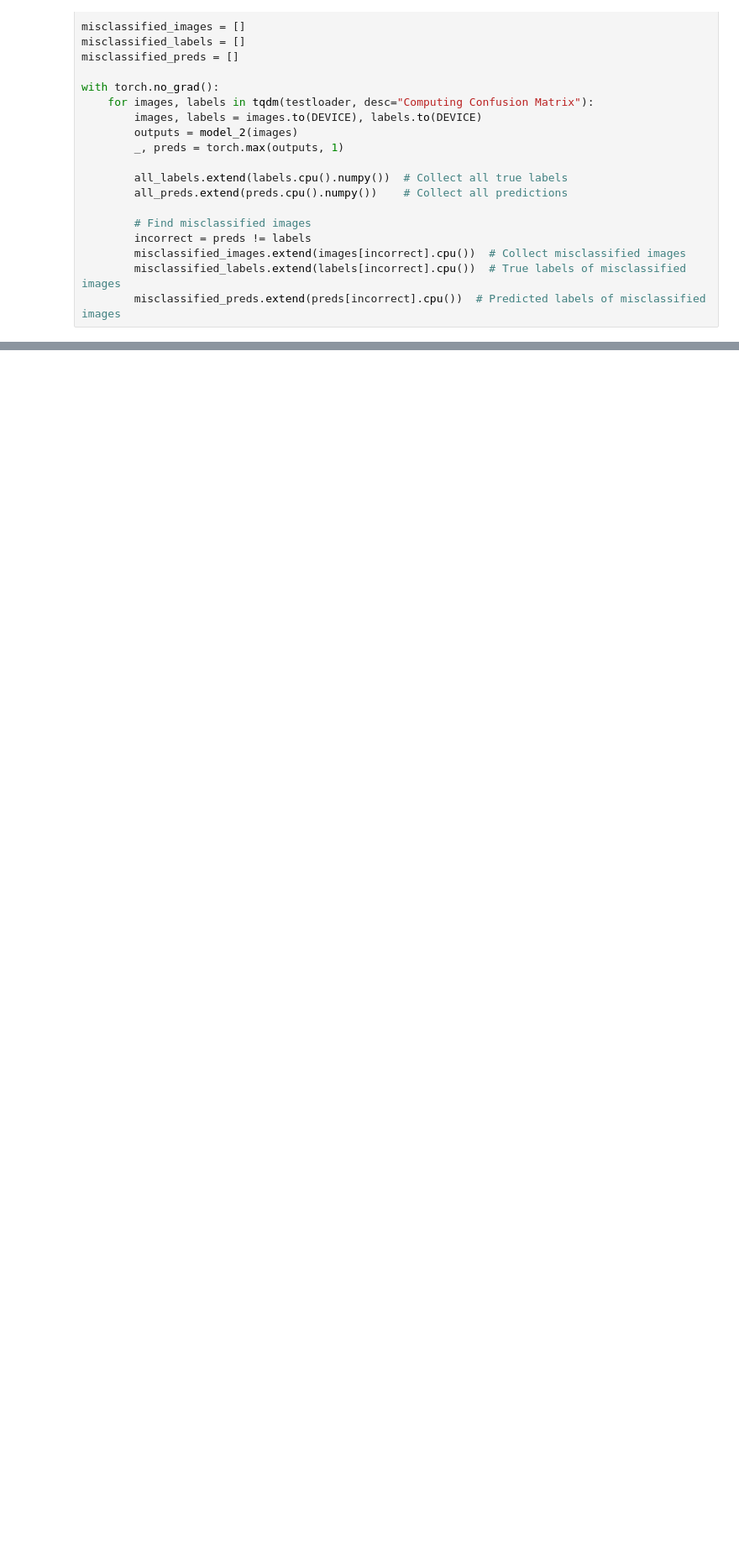
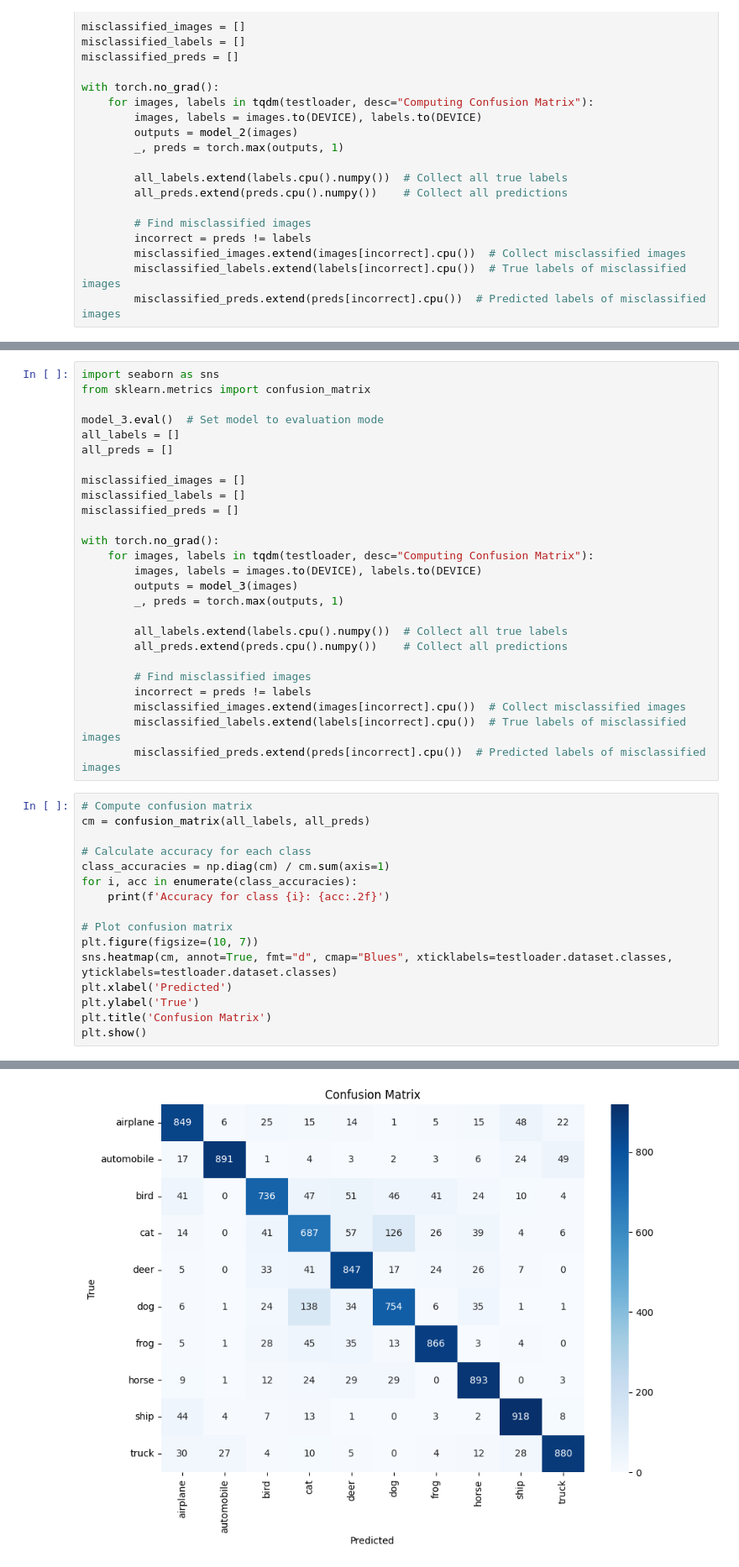
Before and after one commit to theoVasilas/Diplomatic_incident, a Jupyter notebook: Centralized_cifar10.ipynb, the cells around one changed output, grey strips where cells are left out. Shown at 84% size. Cells and saved outputs as stored; diff of their text form; blank space fills up the shorter version.

Commit message:
3 models comparison

```diff
--- a/Centralized_cifar10.ipynb
+++ b/Centralized_cifar10.ipynb
@@ -548,0 +771,43 @@ for i in range(num_images):
+# %%
+import seaborn as sns
+from sklearn.metrics import confusion_matrix
+
+model_3.eval()  # Set model to evaluation mode
+all_labels = []
+all_preds = []
+
+misclassified_images = []
+misclassified_labels = []
+misclassified_preds = []
+
+with torch.no_grad():
+    for images, labels in tqdm(testloader, desc="Computing Confusion Matrix"):
+        images, labels = images.to(DEVICE), labels.to(DEVICE)
+        outputs = model_3(images)
+        _, preds = torch.max(outputs, 1)
+
+        all_labels.extend(labels.cpu().numpy())  # Collect all true labels
+        all_preds.extend(preds.cpu().numpy())    # Collect all predictions
+
+        # Find misclassified images
+        incorrect = preds != labels
+        misclassified_images.extend(images[incorrect].cpu())  # Collect misclassified images
+        misclassified_labels.extend(labels[incorrect].cpu())  # True labels of misclassified images
+        misclassified_preds.extend(preds[incorrect].cpu())  # Predicted labels of misclassified images
+# %%
+# Compute confusion matrix
+cm = confusion_matrix(all_labels, all_preds)
+
+# Calculate accuracy for each class
+class_accuracies = np.diag(cm) / cm.sum(axis=1)
+for i, acc in enumerate(class_accuracies):
+    print(f'Accuracy for class {i}: {acc:.2f}')
+
+# Plot confusion matrix
+plt.figure(figsize=(10, 7))
+sns.heatmap(cm, annot=True, fmt="d", cmap="Blues", xticklabels=testloader.dataset.classes, yticklabels=testloader.dataset.classes)
+plt.xlabel('Predicted')
+plt.ylabel('True')
+plt.title('Confusion Matrix')
+plt.show()
+# %% [output]
@@ -548,0 +824 @@ for i in range(num_images):
+[figure, added]
```
Also changed, not shown: parts of 28 cells of this notebook.
